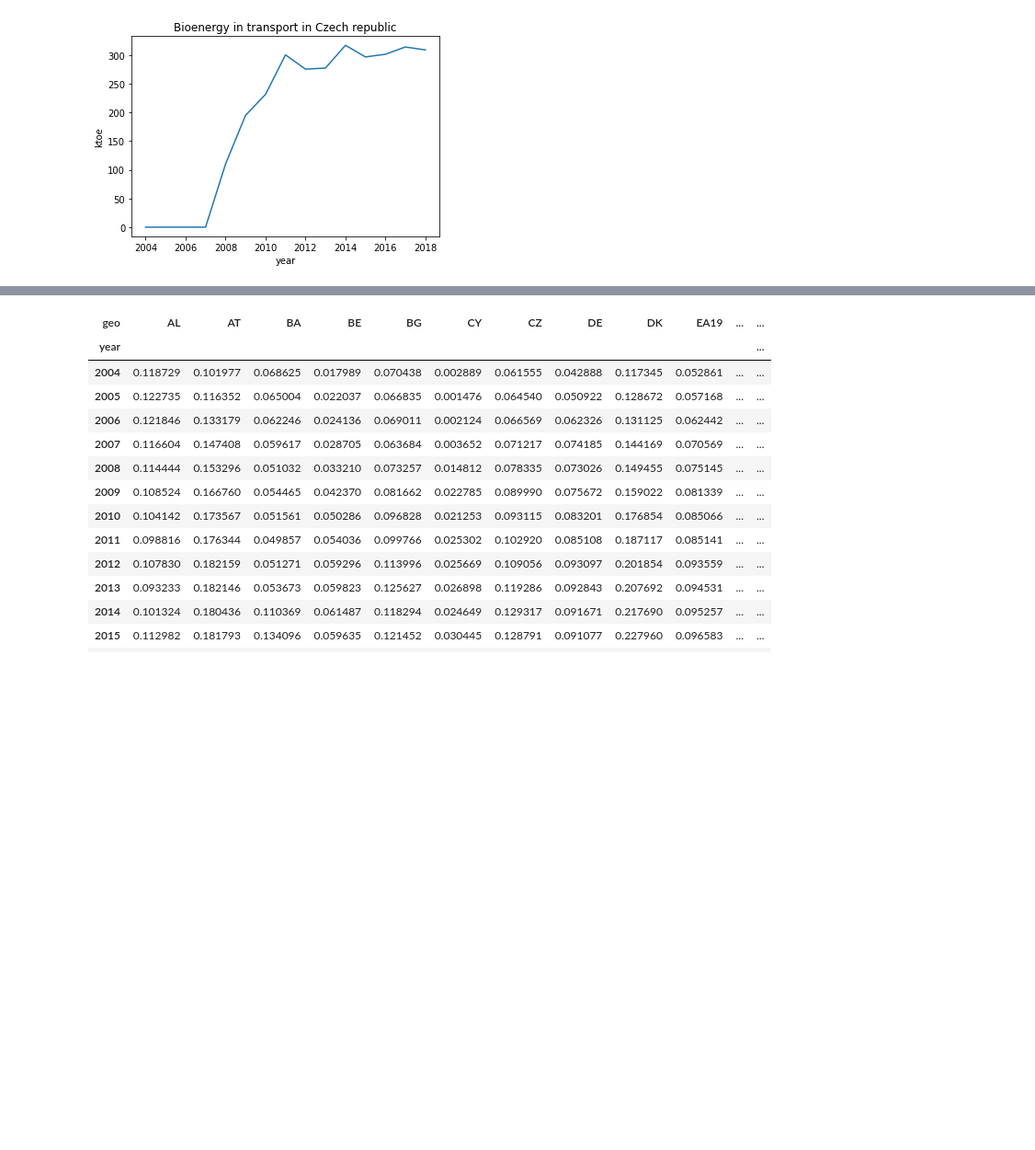
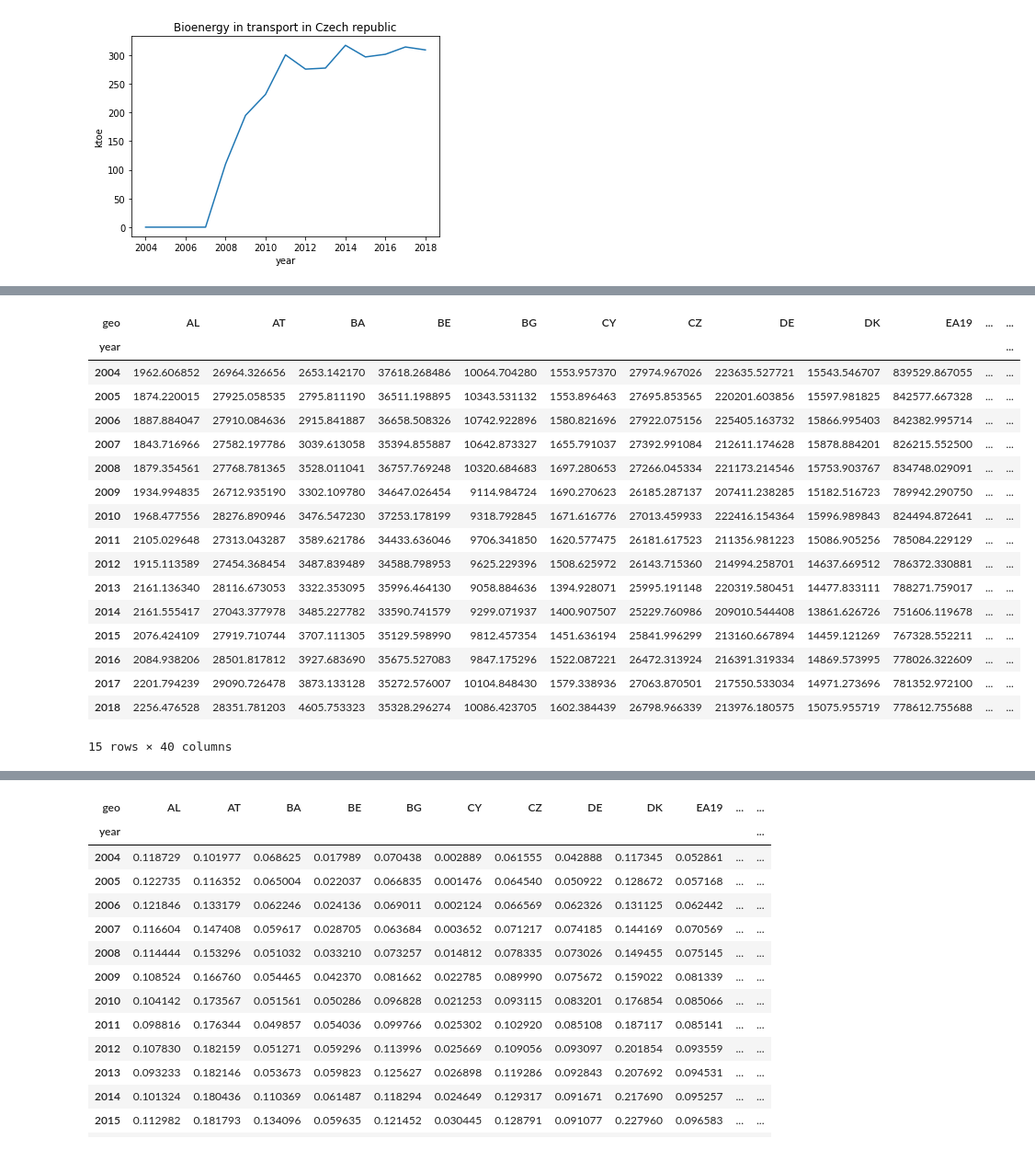
Before and after one commit to jandolezal/shares, a Jupyter notebook: eu/tidy/analysis.ipynb, the cells around one changed output, grey strips where cells are left out. Shown at 92% size. Saved outputs shown, nothing was run; the diff lists cells and outputs as text; code cells hidden in the pictures; blank space fills up the shorter version.

```diff
--- a/eu/tidy/analysis.ipynb
+++ b/eu/tidy/analysis.ipynb
@@ -435,0 +460,24 @@ total = (gfc_el * 3.6 / 41.868) + gfc_heat + gfc_trans
+# %%
+# Gross final consumption of energy (any)
+total.to_csv(os.path.join(os.path.abspath(csv_output_dir), 'total_ktoe.csv'), decimal=',')
+(total * 41.868).to_csv(os.path.join(os.path.abspath(csv_output_dir), 'total_tj.csv'), decimal=',')
+total
+# %% [output]
+| geo | AL | AT | BA | BE | BG | CY | CZ | DE | DK | EA19 | ... | ... |
+| year |  |  |  |  |  |  |  |  |  |  |  | ... |
+| 2004 | 1962.606852 | 26964.326656 | 2653.142170 | 37618.268486 | 10064.704280 | 1553.957370 | 27974.967026 | 223635.527721 | 15543.546707 | 839529.867055 | ... | ... |
+| 2005 | 1874.220015 | 27925.058535 | 2795.811190 | 36511.198895 | 10343.531132 | 1553.896463 | 27695.853565 | 220201.603856 | 15597.981825 | 842577.667328 | ... | ... |
+| 2006 | 1887.884047 | 27910.084636 | 2915.841887 | 36658.508326 | 10742.922896 | 1580.821696 | 27922.075156 | 225405.163732 | 15866.995403 | 842382.995714 | ... | ... |
+| 2007 | 1843.716966 | 27582.197786 | 3039.613058 | 35394.855887 | 10642.873327 | 1655.791037 | 27392.991084 | 212611.174628 | 15878.884201 | 826215.552500 | ... | ... |
+| 2008 | 1879.354561 | 27768.781365 | 3528.011041 | 36757.769248 | 10320.684683 | 1697.280653 | 27266.045334 | 221173.214546 | 15753.903767 | 834748.029091 | ... | ... |
+| 2009 | 1934.994835 | 26712.935190 | 3302.109780 | 34647.026454 | 9114.984724 | 1690.270623 | 26185.287137 | 207411.238285 | 15182.516723 | 789942.290750 | ... | ... |
+| 2010 | 1968.477556 | 28276.890946 | 3476.547230 | 37253.178199 | 9318.792845 | 1671.616776 | 27013.459933 | 222416.154364 | 15996.989843 | 824494.872641 | ... | ... |
+| 2011 | 2105.029648 | 27313.043287 | 3589.621786 | 34433.636046 | 9706.341850 | 1620.577475 | 26181.617523 | 211356.981223 | 15086.905256 | 785084.229129 | ... | ... |
+| 2012 | 1915.113589 | 27454.368454 | 3487.839489 | 34588.798953 | 9625.229396 | 1508.625972 | 26143.715360 | 214994.258701 | 14637.669512 | 786372.330881 | ... | ... |
+| 2013 | 2161.136340 | 28116.673053 | 3322.353095 | 35996.464130 | 9058.884636 | 1394.928071 | 25995.191148 | 220319.580451 | 14477.833111 | 788271.759017 | ... | ... |
+| 2014 | 2161.555417 | 27043.377978 | 3485.227782 | 33590.741579 | 9299.071937 | 1400.907507 | 25229.760986 | 209010.544408 | 13861.626726 | 751606.119678 | ... | ... |
+| 2015 | 2076.424109 | 27919.710744 | 3707.111305 | 35129.598990 | 9812.457354 | 1451.636194 | 25841.996299 | 213160.667894 | 14459.121269 | 767328.552211 | ... | ... |
+| 2016 | 2084.938206 | 28501.817812 | 3927.683690 | 35675.527083 | 9847.175296 | 1522.087221 | 26472.313924 | 216391.319334 | 14869.573995 | 778026.322609 | ... | ... |
+| 2017 | 2201.794239 | 29090.726478 | 3873.133128 | 35272.576007 | 10104.848430 | 1579.338936 | 27063.870501 | 217550.533034 | 14971.273696 | 781352.972100 | ... | ... |
+| 2018 | 2256.476528 | 28351.781203 | 4605.753323 | 35328.296274 | 10086.423705 | 1602.384439 | 26798.966339 | 213976.180575 | 15075.955719 | 778612.755688 | ... | ... |
+15 rows × 40 columns
```
Also changed, not shown: parts of 3 cells of this notebook, 6 other files.
